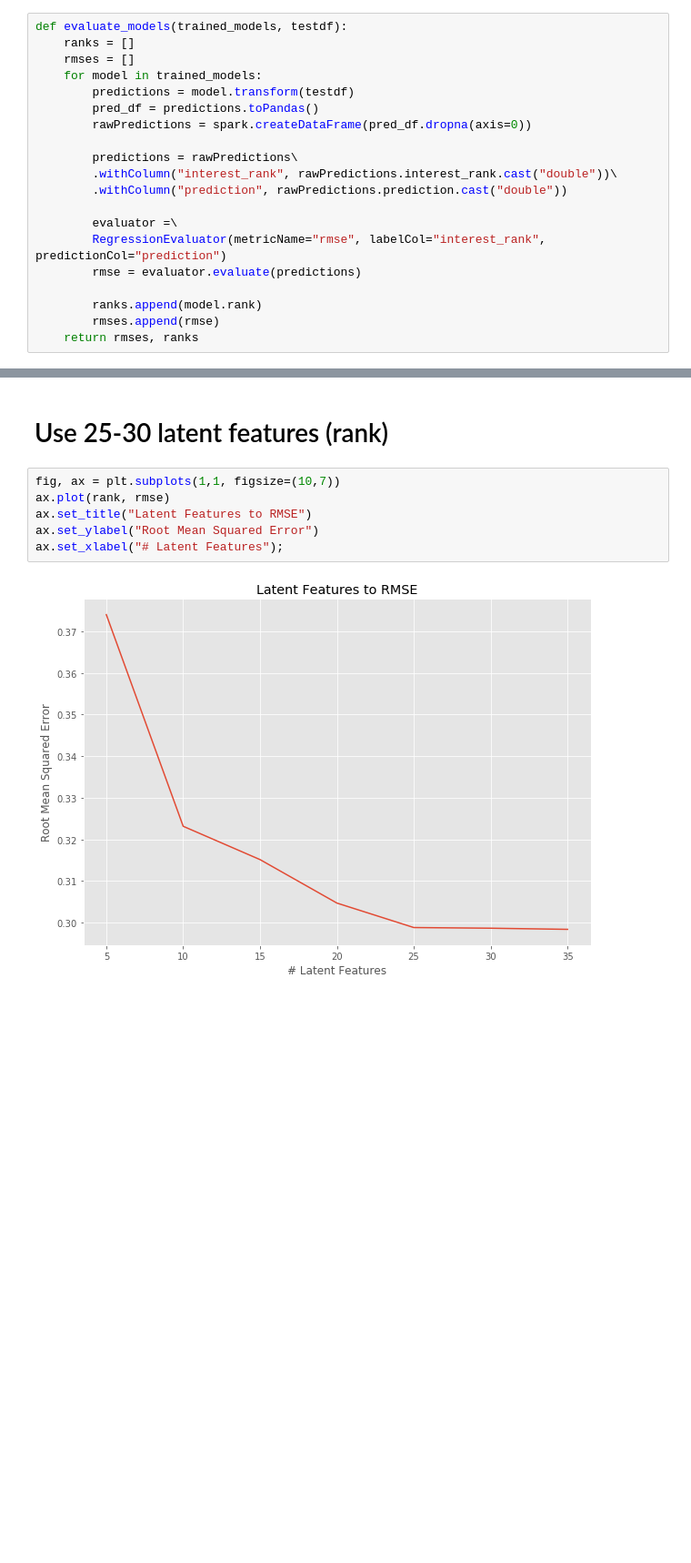
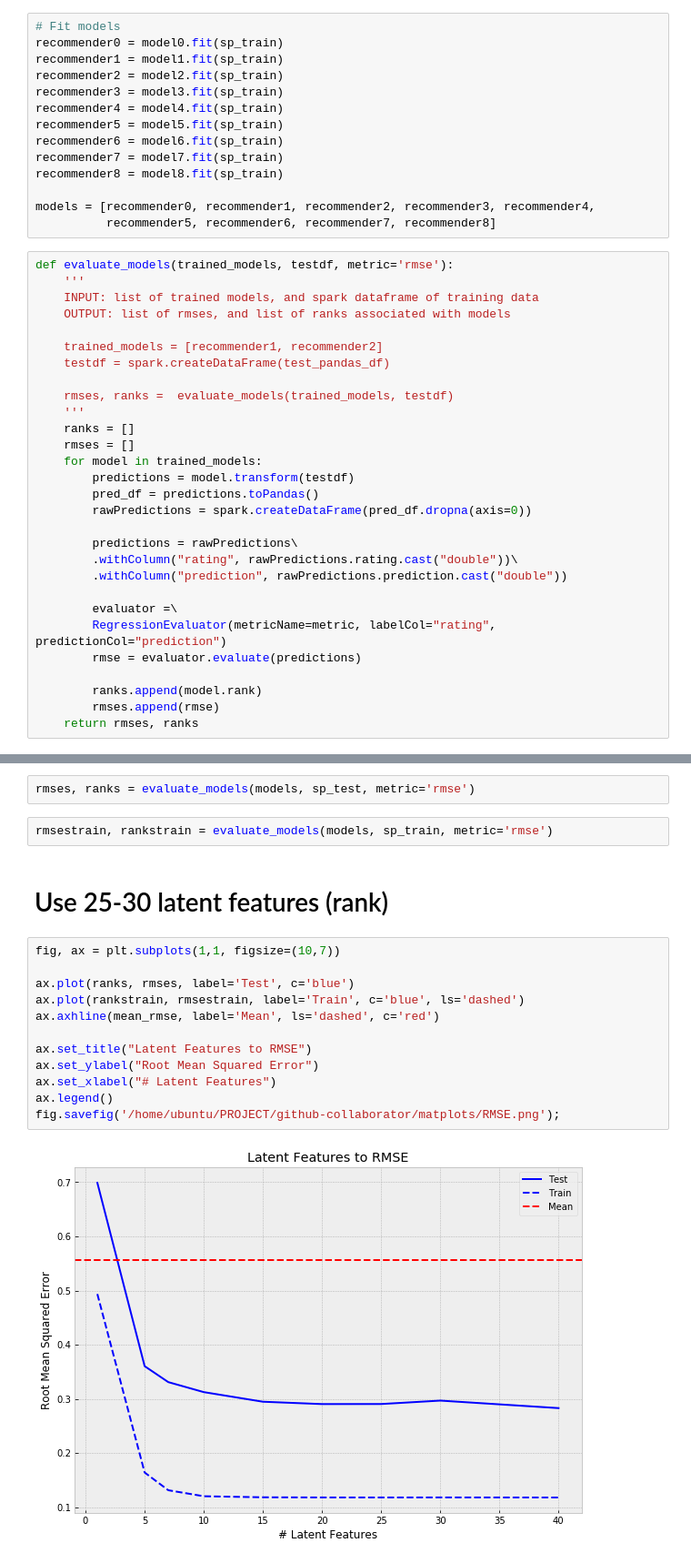
Before and after one commit to caitriggs/github-collaborator, a Jupyter notebook: evaluating_model.ipynb, the cells around one changed output, grey strips where cells are left out. Shown: that part at 91% size. Drawn from its saved outputs; the diff is of its cells as text; blank space fills up the shorter version.

Commit message:
random jupyter notebook work on ALS models

```diff
--- a/evaluating_model.ipynb
+++ b/evaluating_model.ipynb
@@ -112,5 +170,28 @@ models = [recommender1, recommender2, recommender3, recommender4, recommender5,
+# %%
+# Fit models
+recommender0 = model0.fit(sp_train)
+recommender1 = model1.fit(sp_train)
+recommender2 = model2.fit(sp_train)
+recommender3 = model3.fit(sp_train)
+recommender4 = model4.fit(sp_train)
+recommender5 = model5.fit(sp_train)
+recommender6 = model6.fit(sp_train)
+recommender7 = model7.fit(sp_train)
+recommender8 = model8.fit(sp_train)
+
+models = [recommender0, recommender1, recommender2, recommender3, recommender4,
+          recommender5, recommender6, recommender7, recommender8]
 # %%
-def evaluate_models(trained_models, testdf):
+def evaluate_models(trained_models, testdf, metric='rmse'):
+    '''
+    INPUT: list of trained models, and spark dataframe of training data
+    OUTPUT: list of rmses, and list of ranks associated with models
+
+    trained_models = [recommender1, recommender2]
+    testdf = spark.createDataFrame(test_pandas_df)
+
+    rmses, ranks =  evaluate_models(trained_models, testdf)
+    '''
     ranks = []
     rmses = []
     for model in trained_models:
@@ -119,11 +200,11 @@ def evaluate_models(trained_models, testdf):
         rawPredictions = spark.createDataFrame(pred_df.dropna(axis=0))
 
         predictions = rawPredictions\
-        .withColumn("interest_rank", rawPredictions.interest_rank.cast("double"))\
+        .withColumn("rating", rawPredictions.rating.cast("double"))\
         .withColumn("prediction", rawPredictions.prediction.cast("double"))
 
         evaluator =\
-        RegressionEvaluator(metricName="rmse", labelCol="interest_rank", predictionCol="prediction")
+        RegressionEvaluator(metricName=metric, labelCol="rating", predictionCol="prediction")
         rmse = evaluator.evaluate(predictions)
 
         ranks.append(model.rank)
@@ -148,10 +213,20 @@ rank
+# %%
+rmses, ranks = evaluate_models(models, sp_test, metric='rmse')
+# %%
+rmsestrain, rankstrain = evaluate_models(models, sp_train, metric='rmse')
 # %% [markdown]
 # Use 25-30 latent features (rank)
 # %%
 fig, ax = plt.subplots(1,1, figsize=(10,7))
-ax.plot(rank, rmse)
+
+ax.plot(ranks, rmses, label='Test', c='blue')
+ax.plot(rankstrain, rmsestrain, label='Train', c='blue', ls='dashed')
+ax.axhline(mean_rmse, label='Mean', ls='dashed', c='red')
+
 ax.set_title("Latent Features to RMSE")
 ax.set_ylabel("Root Mean Squared Error")
-ax.set_xlabel("# Latent Features");
+ax.set_xlabel("# Latent Features")
+ax.legend()
+fig.savefig('/home/ubuntu/PROJECT/github-collaborator/matplots/RMSE.png');
 # %% [output]
-[figure, old version]
+[figure, new version]
```
Also changed, not shown: parts of 46 cells of this notebook, 2 other files.
